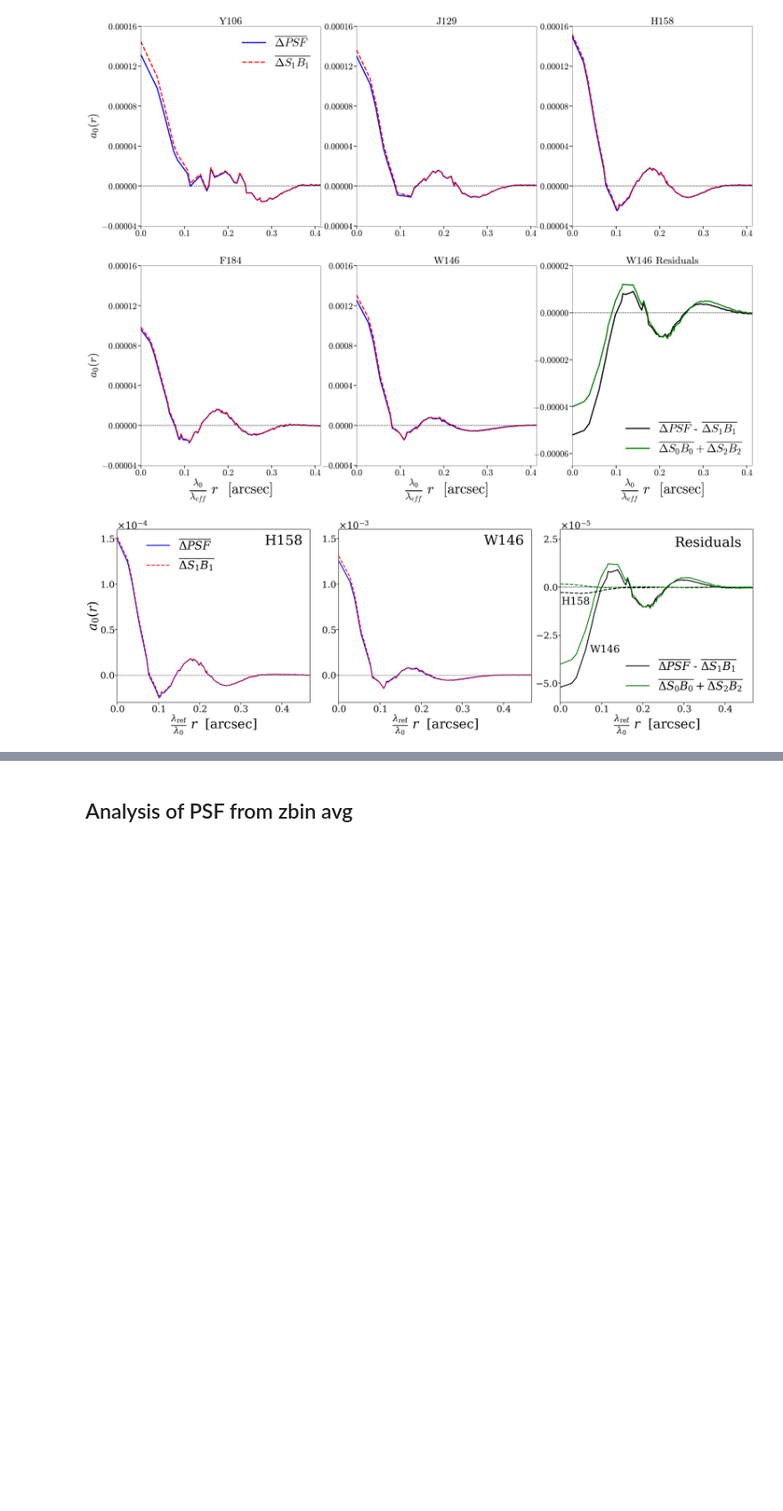
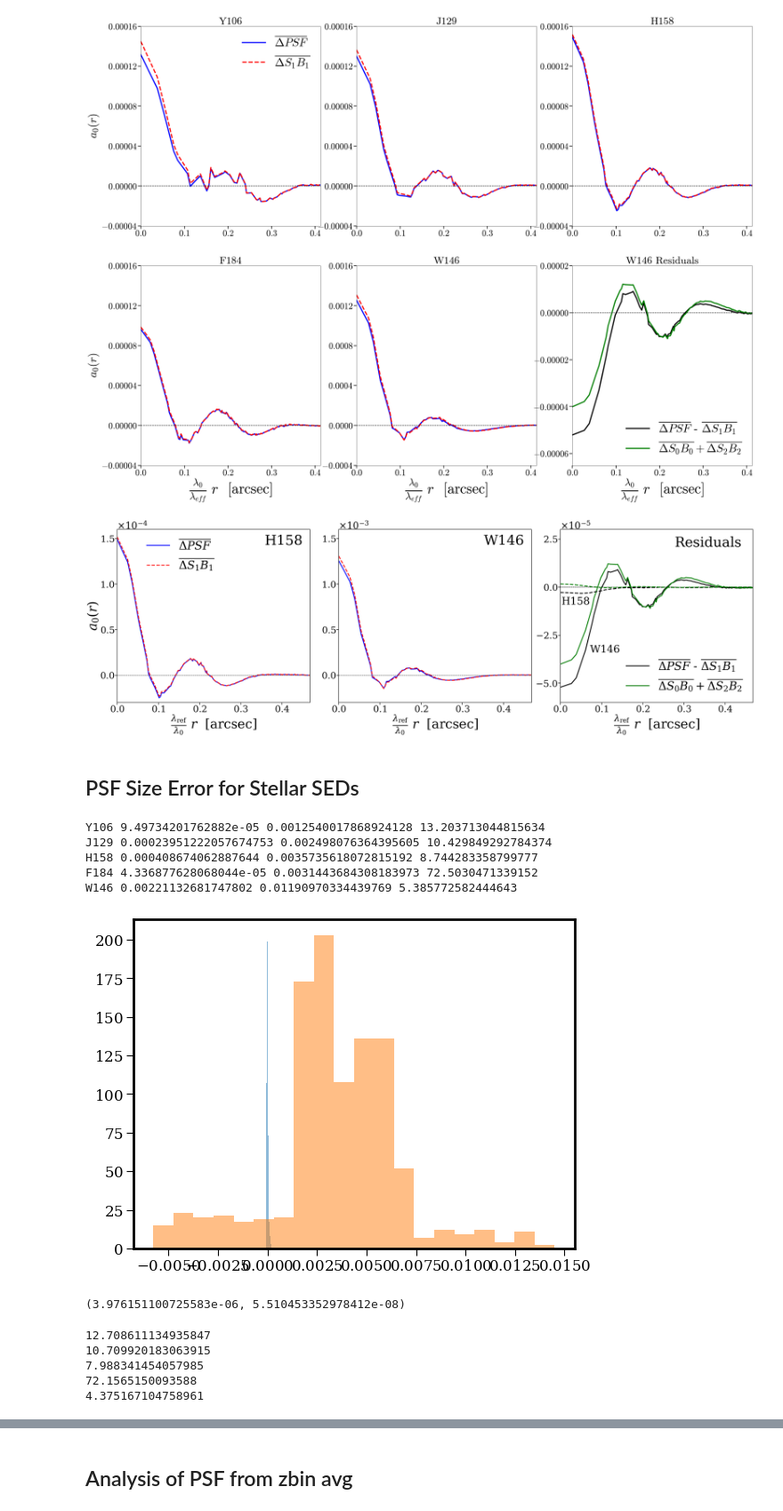
Before and after one commit to Roman-HLIS-Cosmology-PIT/RomanChromaticPSF, a Jupyter notebook: notebooks/ChromaticPaperPlots.ipynb, the cells around one changed output, grey strips where cells are left out. Shown at 89% size. Drawn from its saved outputs; the diff is of its cells as text; code cells hidden in the pictures; blank space fills up the shorter version.

```diff
--- a/notebooks/ChromaticPaperPlots.ipynb
+++ b/notebooks/ChromaticPaperPlots.ipynb
@@ -1467,7 +1467,7 @@ def effective_wavelength(bandpass, order = 2, norm = False, cent = 1):
     return lambda_eff
 # %%
 use_filters = ['Y106', 'J129', 'H158', 'F184', 'W146']
-pickle_in = open("SED_fit_coeff/final_run/10000Gal_1ordfit_A_YJHFW_diffsky_10307", "rb")
+pickle_in = open("../../SED_fit_coeff/final_run/10000Gal_1ordfit_A_YJHFW_diffsky_10307", "rb")
 coeffs = pickle.load(pickle_in)
 pickle_in.close()
 coeff_diff = {}
@@ -1492,7 +1492,7 @@ for filter_ in use_filters:
     coeff_diff_2nd[filter_] = coeff_diff_2nd[filter_]#/norm_fact
 # %%
 use_filters = ['Y106', 'J129', 'H158', 'F184', 'W146']
-pickle_in = open("SED_fit_coeff/final_run/10000Gal_A_YJHFW_diffsky_10307", "rb")
+pickle_in = open("../../SED_fit_coeff/final_run/10000Gal_A_YJHFW_diffsky_10307", "rb")
 coeffs = pickle.load(pickle_in)
 pickle_in.close()
 coeff_diff_ = {}
@@ -1516,10 +1516,10 @@ for filter_ in use_filters:
     coeff_diff_2nd_[filter_] = coeff_diff_2nd_[filter_]#/norm_fact
     #coeff_diff_3rd[filter_] = coeffs['star:'][2][filter_][:,1] - coeffs['gal'][2][filter_][:,1]
 # %%
-imgs_basis0,rad_prof_basis0, rad_prof2_r_basis0, rad_prof2_im_basis0 = read_basis("Image_Basis/Basis_0")
-imgs_basis,rad_prof_basis, rad_prof2_r_basis, rad_prof2_im_basis = read_basis("Image_Basis/Basis_1")
-imgs_basis2,rad_prof_basis2, rad_prof2_r_basis2, rad_prof2_im_basis2 = read_basis("Image_Basis/Basis_2")
-imgs_basis3,rad_prof_basis3, rad_prof2_r_basis3, rad_prof2_im_basis3 = read_basis("Image_Basis/Basis_3")
+imgs_basis0,rad_prof_basis0, rad_prof2_r_basis0, rad_prof2_im_basis0 = read_basis("../../Image_Basis/Basis_0")
+imgs_basis,rad_prof_basis, rad_prof2_r_basis, rad_prof2_im_basis = read_basis("../../Image_Basis/Basis_1")
+imgs_basis2,rad_prof_basis2, rad_prof2_r_basis2, rad_prof2_im_basis2 = read_basis("../../Image_Basis/Basis_2")
+imgs_basis3,rad_prof_basis3, rad_prof2_r_basis3, rad_prof2_im_basis3 = read_basis("../../Image_Basis/Basis_3")
 # %%
 imgs_basis_02 = {}
 norm0  = {}
@@ -1769,3 +1769,8 @@ if save:
 plt.show()
 # %% [output]
 [figure]
+# %% [markdown]
+## PSF Size Error for Stellar SEDs
+# %%
+dir_ = '../../sim_images/10000Gal_NoNoise_diffsky/'
+gal_ids_diff, SCAs, x_pos, y_pos, z_diffsky = get_pos(dir_)
@@ -1771,0 +1828,24 @@ plt.show()
+# %%
+for filter_name in use_filters:
+    frac_diff_star = size_star_all[filter_name]/np.mean(size_star_all[filter_name]) - 1
+    frac_diff_gal = size_gal_all[filter_name]/np.mean(size_star_all[filter_name]) - 1
+    print(filter_name, np.std(frac_diff_star), np.std(frac_diff_gal), np.std(frac_diff_gal)/np.std(frac_diff_star))
+# %% [output]
+Y106 9.49734201762882e-05 0.0012540017868924128 13.203713044815634
+J129 0.00023951222057674753 0.002498076364395605 10.429849292784374
+H158 0.000408674062887644 0.0035735618072815192 8.744283358799777
+F184 4.336877628068044e-05 0.0031443684308183973 72.5030471339152
+W146 0.00221132681747802 0.01190970334439769 5.385772582444643
+# %%
+filter_name = 'F184'
+frac_diff_star = size_star_all[filter_name]/np.mean(size_star_all[filter_name]) - 1
+frac_diff_gal = size_gal_all[filter_name]/np.mean(size_star_all[filter_name]) - 1
+plt.hist(frac_diff_star, bins = 20, alpha = 0.5)
+plt.hist(frac_diff_gal, bins = 20, alpha = 0.5)
+plt.show()
+# %% [output]
+[figure, added]
+# %%
+np.std(coeff_gal['F184']), np.std(coeff_star['F184'] )
+# %% [output]
+(3.976151100725583e-06, 5.510453352978412e-08)
@@ -1771,0 +1854,9 @@ plt.show()
+# %%
+for filter_name in use_filters:
+    print(np.std(coeff_gal[filter_name])/np.std(coeff_star[filter_name] ))
+# %% [output]
+12.708611134935847
+10.709920183063915
+7.988341454057985
+72.1565150093588
+4.375167104758961
```
Also changed, not shown: parts of 20 cells of this notebook, 1 other file.
